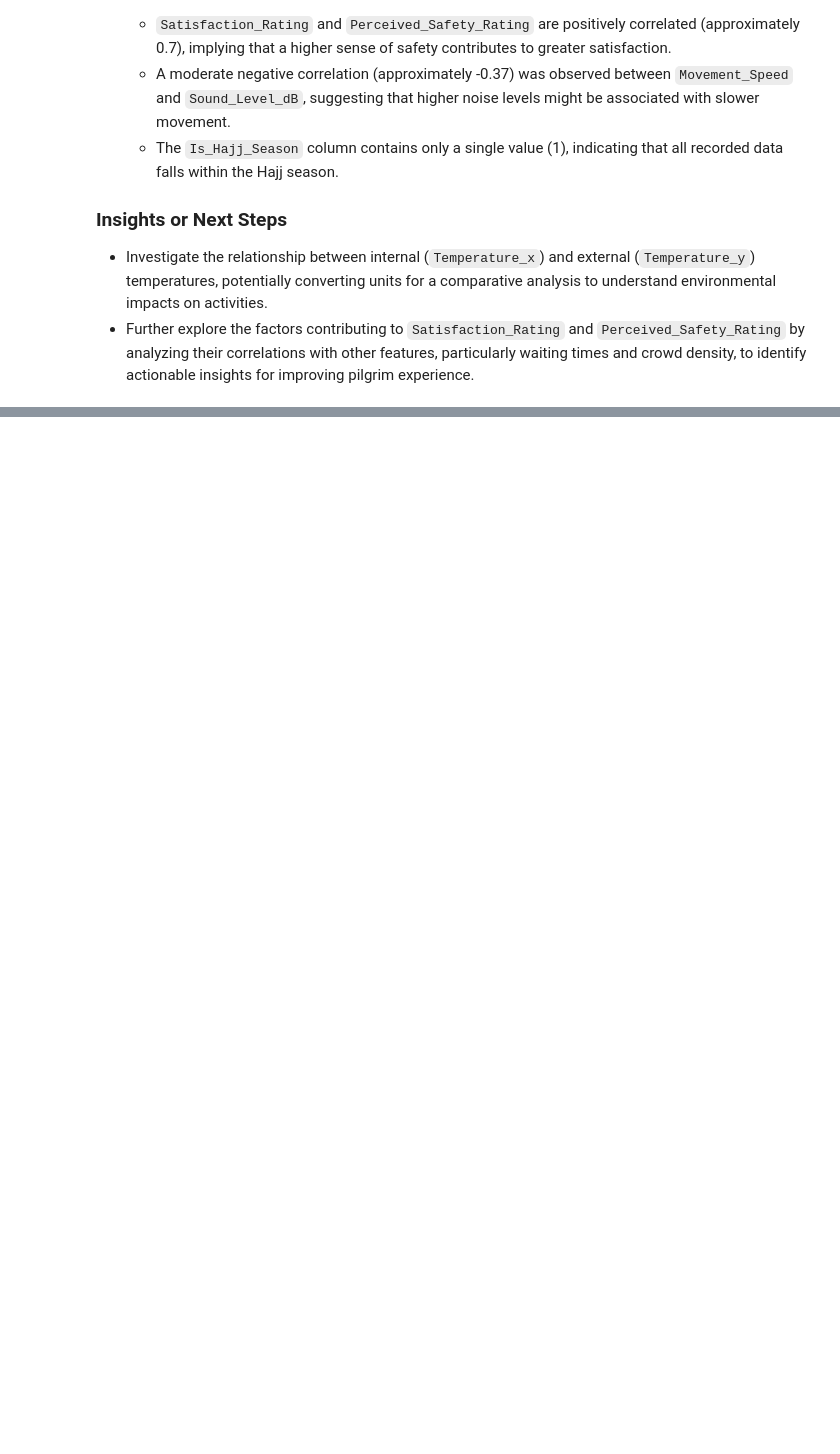
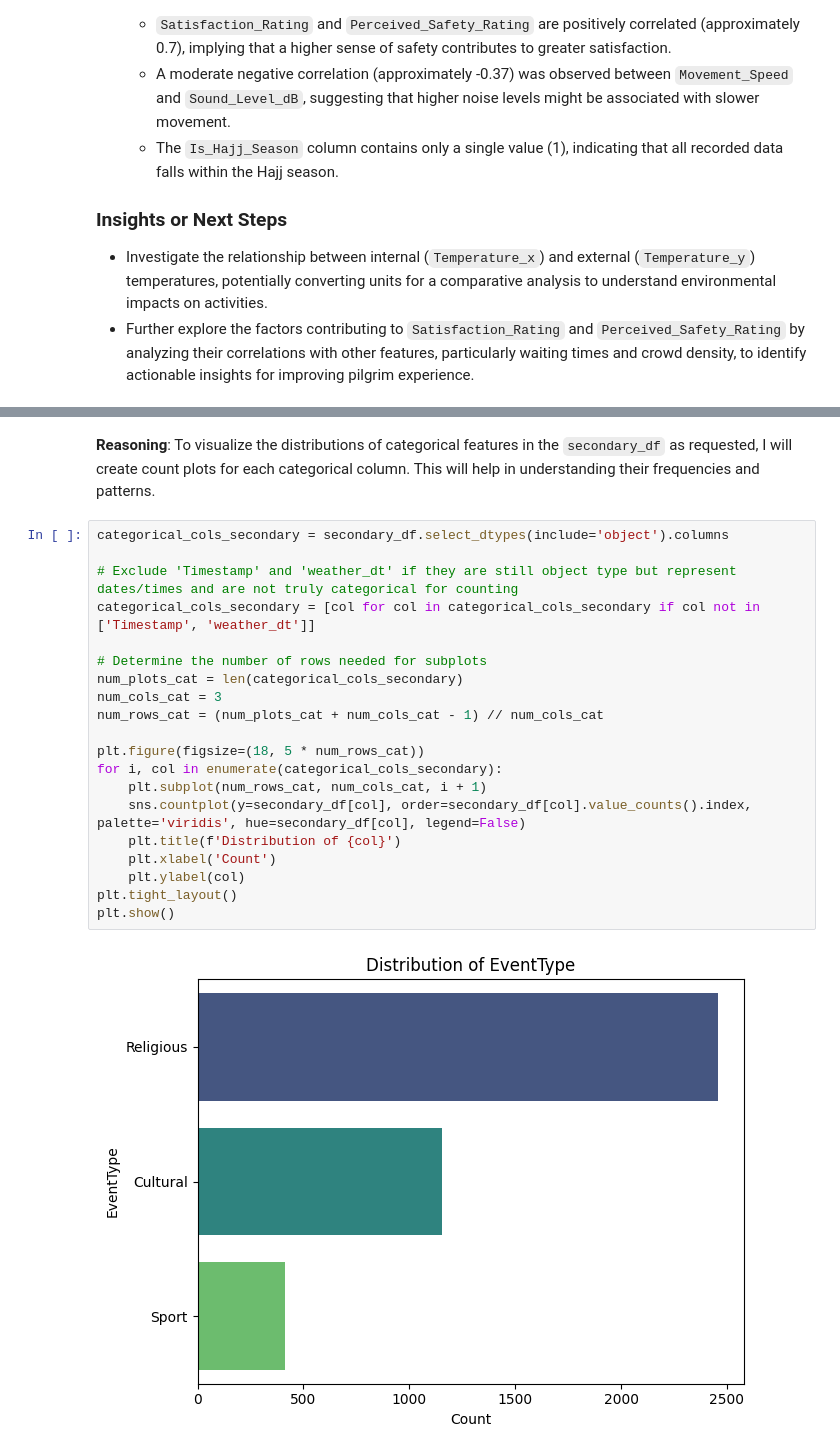
Before and after one commit to Renad110/IT362, a Jupyter notebook: Untitled2.ipynb, the cells around one changed output, grey strips where cells are left out. Saved outputs shown, nothing was run; the diff lists cells and outputs as text; blank space fills up the shorter version.

```diff
--- a/Untitled2.ipynb
+++ b/Untitled2.ipynb
@@ -526,0 +640,25 @@ Present a comprehensive overview of the EDA process and its results, highlightin
+# %% [markdown]
+**Reasoning**:
+To visualize the distributions of categorical features in the `secondary_df` as requested, I will create count plots for each categorical column. This will help in understanding their frequencies and patterns.
+# %%
+categorical_cols_secondary = secondary_df.select_dtypes(include='object').columns
+
+# Exclude 'Timestamp' and 'weather_dt' if they are still object type but represent dates/times and are not truly categorical for counting
+categorical_cols_secondary = [col for col in categorical_cols_secondary if col not in ['Timestamp', 'weather_dt']]
+
+# Determine the number of rows needed for subplots
+num_plots_cat = len(categorical_cols_secondary)
+num_cols_cat = 3
+num_rows_cat = (num_plots_cat + num_cols_cat - 1) // num_cols_cat
+
+plt.figure(figsize=(18, 5 * num_rows_cat))
+for i, col in enumerate(categorical_cols_secondary):
+    plt.subplot(num_rows_cat, num_cols_cat, i + 1)
+    sns.countplot(y=secondary_df[col], order=secondary_df[col].value_counts().index, palette='viridis', hue=secondary_df[col], legend=False)
+    plt.title(f'Distribution of {col}')
+    plt.xlabel('Count')
+    plt.ylabel(col)
+plt.tight_layout()
+plt.show()
+# %% [output]
+[figure, added]
```
Also changed, not shown: parts of 19 cells of this notebook.
